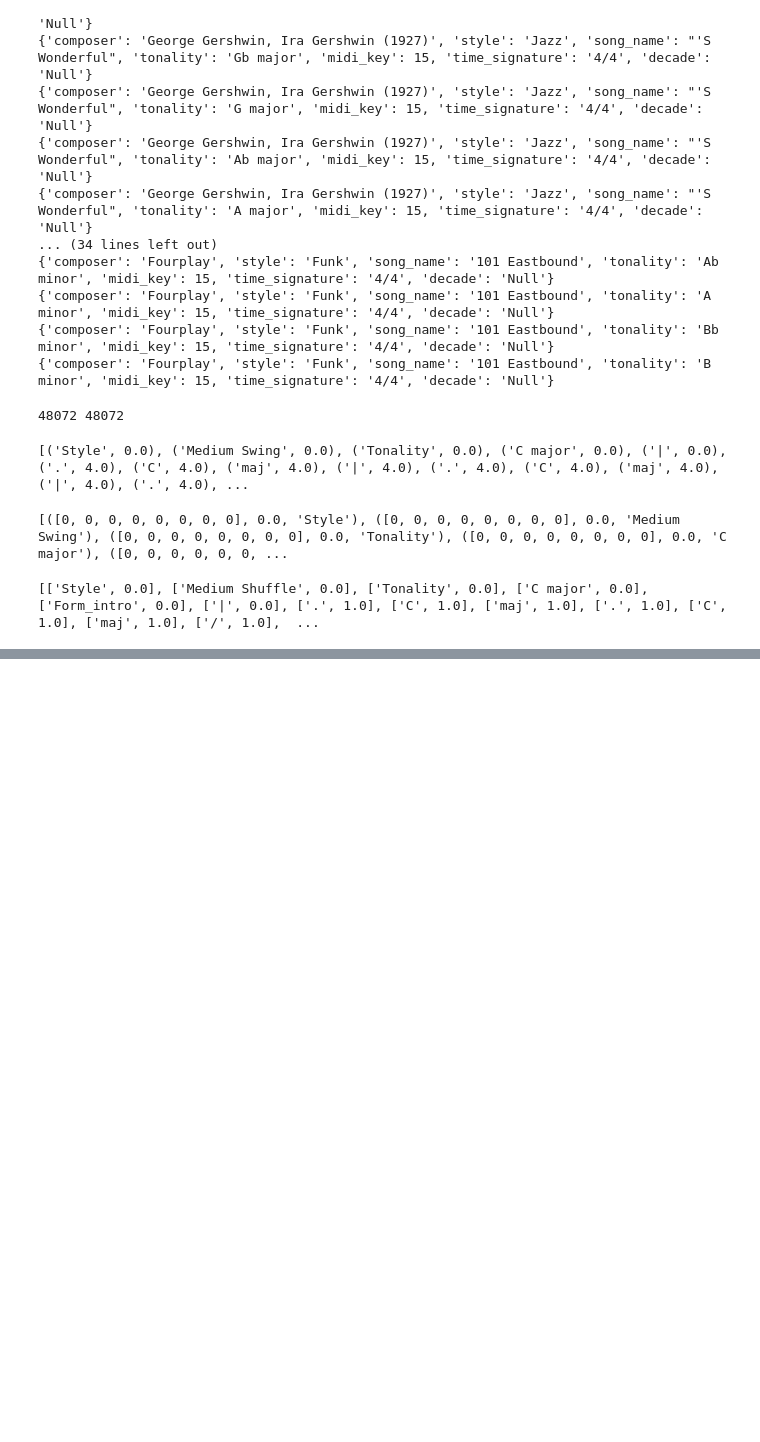
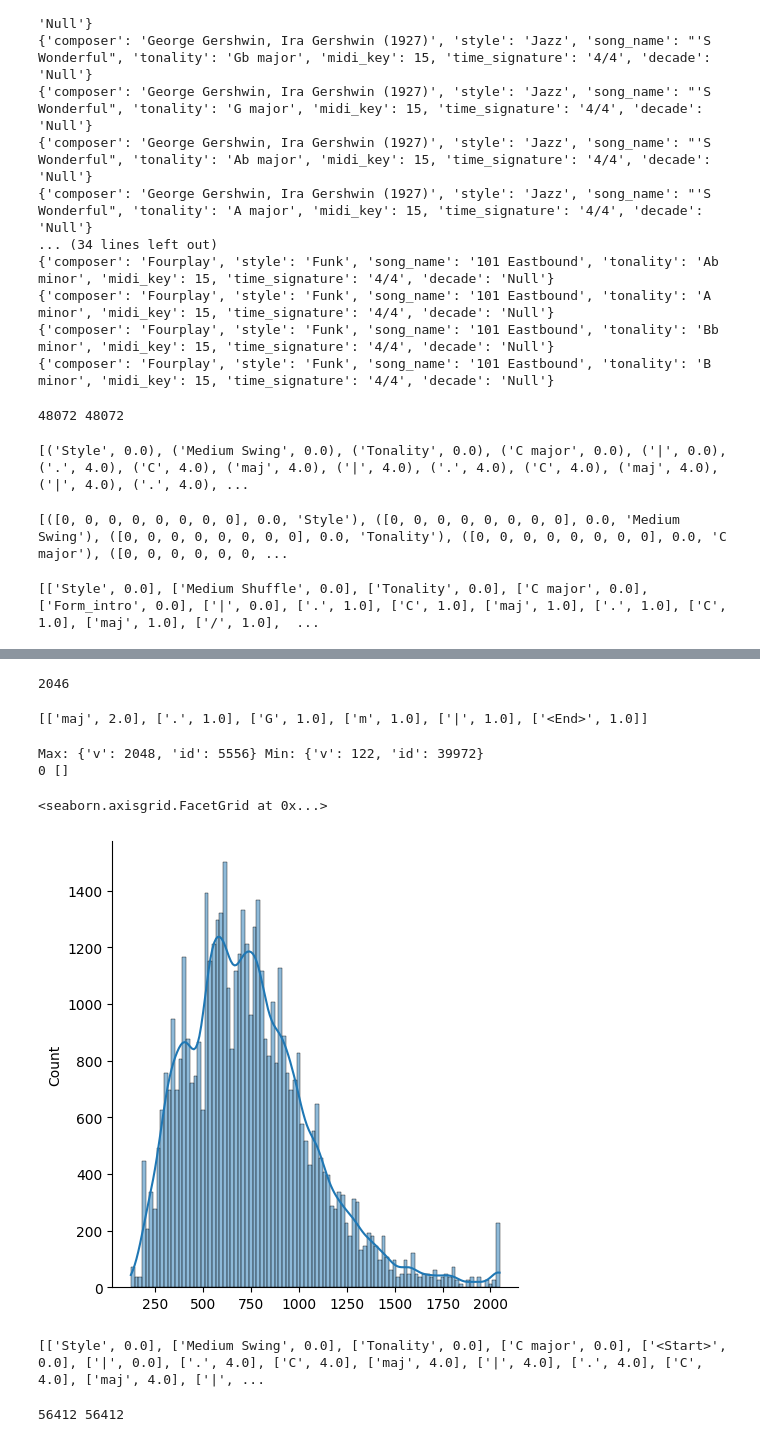
Before and after one commit to fosfrancesco/chromaflow, a Jupyter notebook: src/styles.ipynb, the cells around one changed output, grey strips where cells are left out. Saved outputs shown, nothing was run; the diff lists cells and outputs as text; code cells hidden in the pictures; blank space fills up the shorter version.

```diff
--- a/src/styles.ipynb
+++ b/src/styles.ipynb
@@ -116,0 +190,71 @@ print(new_dataset[0])
+# %%
+id = 5676
+print(len(dataset[id]))
+dataset[id][-6:]
+# %% [output]
+2046
+[['maj', 2.0], ['.', 1.0], ['G', 1.0], ['m', 1.0], ['|', 1.0], ['<End>', 1.0]]
+# %%
+#Check the length of the song
+
+max = {'v': 0, 'id': 0}
+min = {'v': 1000, 'id': 0}
+
+for i in range(len(midi_dataset)):
+    if len(dataset[i]) > max['v']:
+        max['v'] = len(dataset[i])
+        max['id'] = i
+    if len(dataset[i]) < min['v']:
+        min['v'] = len(dataset[i])
+        min['id'] = i
+
+print('Max:', max, 'Min:', min)
+
+#calculate how many songs are longer than 2048
+counter = 0
+lengths = []
+for i, song in enumerate(dataset):
+    if len(song) > 2048:
+        counter += 1
+        lengths.append(len(song))
+print(counter, lengths)
+# %% [output]
+Max: {'v': 2048, 'id': 5556} Min: {'v': 122, 'id': 39972}
+0 []
+# %%
+import seaborn as sns
+
+#visualize the length of the songs
+
+length = []
+for song in midi_dataset:
+    length.append(len(song))
+
+sns.displot(length, kde=True, bins=100)
+# %% [output]
+<seaborn.axisgrid.FacetGrid at 0x...>
+[figure, added]
+# %%
+print(dataset[0][:512])
+# %% [output]
+[['Style', 0.0], ['Medium Swing', 0.0], ['Tonality', 0.0], ['C major', 0.0], ['<Start>', 0.0], ['|', 0.0], ['.', 4.0], ['C', 4.0], ['maj', 4.0], ['|', 4.0], ['.', 4.0], ['C', 4.0], ['maj', 4.0], ['|', ...
+# %%
+#Cut the samples longer than 1024 in half and add them to the dataset
+fixed_dataset = []
+fixed_meta = []
+for i, song in enumerate(dataset):
+    if len(song) > 1024:
+        size = len(song)
+        half = size // 2
+        fixed_dataset.append(song[:half])
+        fixed_meta.append(meta_augmented[i])
+        new_section = song[half:]
+        fixed_dataset.append(new_section)
+        fixed_meta.append(meta_augmented[i])
+    else:
+        fixed_dataset.append(song)
+        fixed_meta.append(meta_augmented[i])
+
+print(len(fixed_dataset), len(fixed_meta))
+# %% [output]
+56412 56412
```
Also changed, not shown: parts of 15 cells of this notebook, 4 other files.
